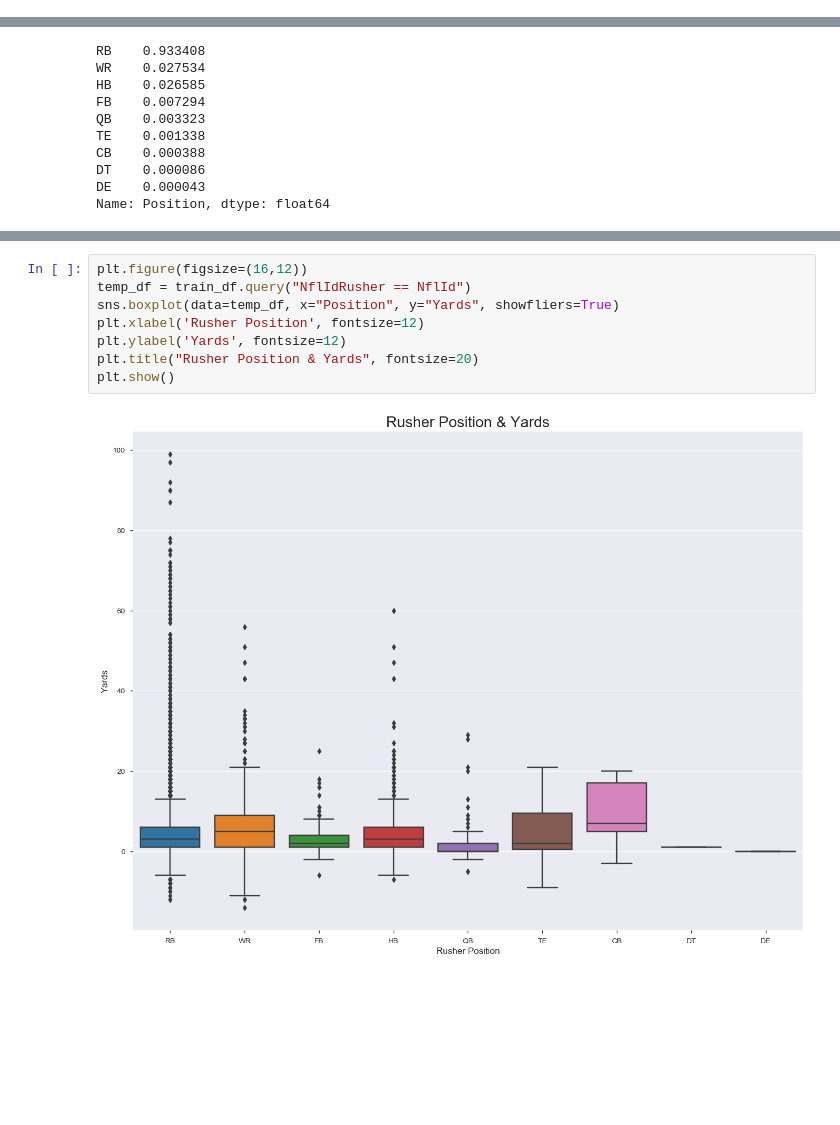
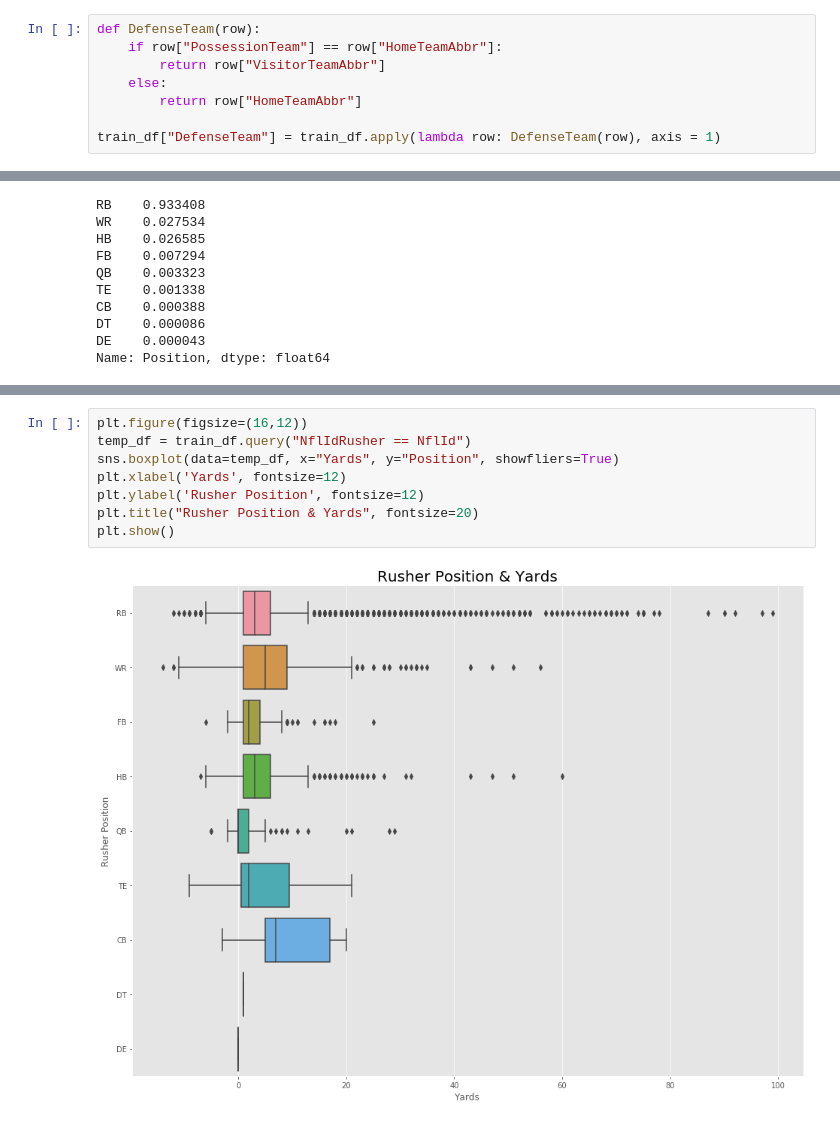
Before and after one commit to erikw425/NFL_Predictive_Rushing_Models, a Jupyter notebook: NFL_Rushing.ipynb, the cells around one changed output, grey strips where cells are left out. Cells and saved outputs as stored; diff of their text form; blank space fills up the shorter version.

```diff
--- a/NFL_Rushing.ipynb
+++ b/NFL_Rushing.ipynb
@@ -95,4 +52,12 @@ def Rusher(row):
         return 0
 
 train_df["Rusher"] = train_df.apply(lambda row: Rusher(row), axis = 1)
+# %%
+def DefenseTeam(row):
+    if row["PossessionTeam"] == row["HomeTeamAbbr"]:
+        return row["VisitorTeamAbbr"]
+    else:
+        return row["HomeTeamAbbr"]
+
+train_df["DefenseTeam"] = train_df.apply(lambda row: DefenseTeam(row), axis = 1)
 # %%
@@ -576,13 +465,13 @@ rushing_df[rushing_df['Position'] == 'CB']
 # %%
 plt.figure(figsize=(16,12))
 temp_df = train_df.query("NflIdRusher == NflId")
-sns.boxplot(data=temp_df, x="Position", y="Yards", showfliers=True)
-plt.xlabel('Rusher Position', fontsize=12)
-plt.ylabel('Yards', fontsize=12)
+sns.boxplot(data=temp_df, x="Yards", y="Position", showfliers=True)
+plt.xlabel('Yards', fontsize=12)
+plt.ylabel('Rusher Position', fontsize=12)
 plt.title("Rusher Position & Yards", fontsize=20)
 plt.show()
 # %% [output]
-[figure, old version]
+[figure, new version]
 # %%
 plt.figure(figsize=(16,12))
 temp_df = train_df.query("NflIdRusher == NflId")
```
Also changed, not shown: parts of 46 cells of this notebook.
